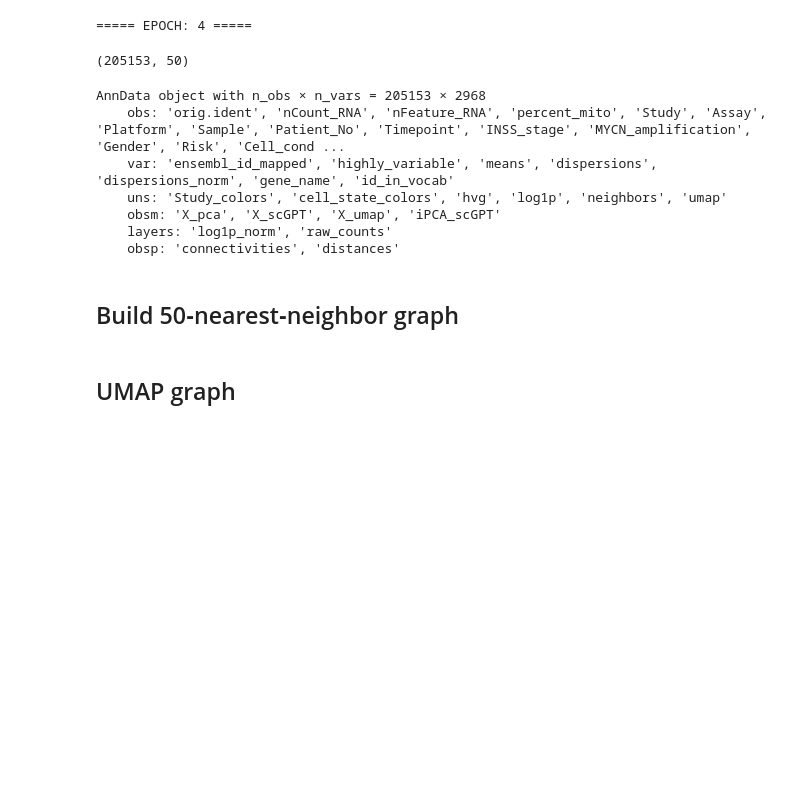
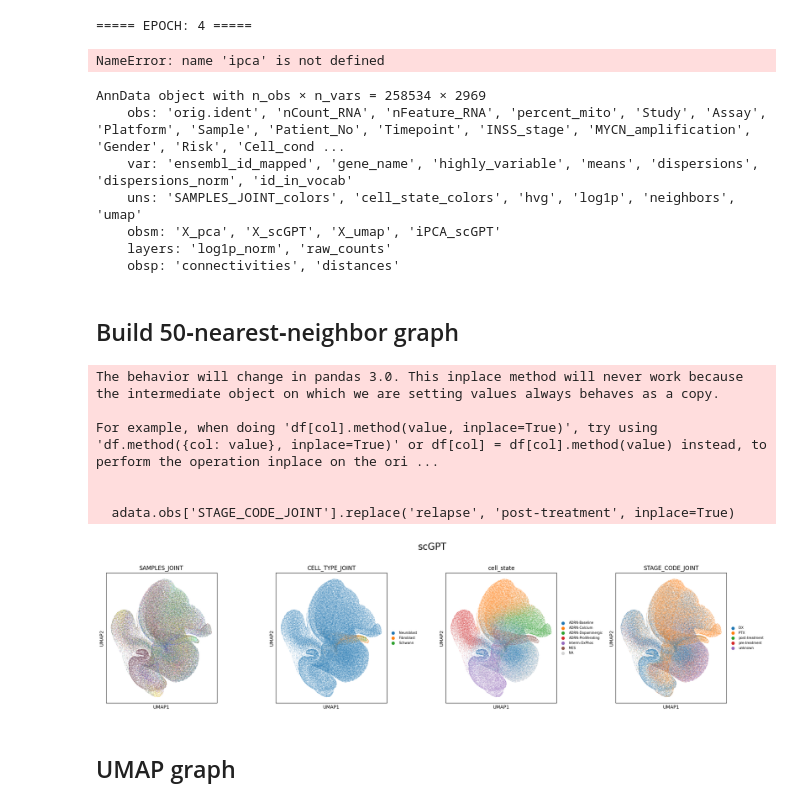
Before and after one commit to keyshavmor/Foundation_Models_for_Soft_Clustering, a Jupyter notebook: artheme/ipca_compression_notebook.ipynb, the cells around one changed output. Cells and saved outputs as stored; diff of their text form; code cells hidden in the pictures; blank space fills up the shorter version.

```diff
--- a/artheme/ipca_compression_notebook.ipynb
+++ b/artheme/ipca_compression_notebook.ipynb
@@ -8,7 +8,7 @@ from sklearn.decomposition import IncrementalPCA
 import pathlib
 from tqdm.notebook import tqdm
 
-DATA_PATH = pathlib.Path('./raw_embeddings/SN(Train)_to_SN(Test)_3000HVG_CellState_X_scGPT.h5ad')
+DATA_PATH = pathlib.Path('./raw_embeddings/SN(Train)_to_Combined(Test)_3000_Genes_CellState_X_scGPT.h5ad')
 OUTPUT_DIR = './resources/embeddings/'
 EMBED_KEY = 'X_scGPT'
 # %% [markdown]
@@ -28,4 +28,7 @@ AnnData object with n_obs × n_vars = 205153 × 2968
     layers: 'log1p_norm', 'raw_counts'
     obsp: 'connectivities', 'distances'
 Embedding present: True
+# %%
+adata.obs['CELL_TYPE_JOINT'] = adata.obs['cell_type'].combine_first(adata.obs['Cell_type'])
+adata.obs['STAGE_CODE_JOINT'] = adata.obs['Stage_Code'].combine_first(adata.obs['Timepoint'])
 # %%
@@ -66,16 +69,16 @@ for e in range(EPOCH):
 reduced_embeddings = ipca.transform(embeddings)
 print(reduced_embeddings.shape)
 # %% [output]
-(205153, 50)
+NameError: name 'ipca' is not defined
 # %%
 iPCA_KEY = 'iPCA_scGPT'
 adata.obsm[iPCA_KEY] = reduced_embeddings
 adata
 # %% [output]
-AnnData object with n_obs × n_vars = 205153 × 2968
+AnnData object with n_obs × n_vars = 258534 × 2969
     obs: 'orig.ident', 'nCount_RNA', 'nFeature_RNA', 'percent_mito', 'Study', 'Assay', 'Platform', 'Sample', 'Patient_No', 'Timepoint', 'INSS_stage', 'MYCN_amplification', 'Gender', 'Risk', 'Cell_cond ...
-    var: 'ensembl_id_mapped', 'highly_variable', 'means', 'dispersions', 'dispersions_norm', 'gene_name', 'id_in_vocab'
-    uns: 'Study_colors', 'cell_state_colors', 'hvg', 'log1p', 'neighbors', 'umap'
+    var: 'ensembl_id_mapped', 'gene_name', 'highly_variable', 'means', 'dispersions', 'dispersions_norm', 'id_in_vocab'
+    uns: 'SAMPLES_JOINT_colors', 'cell_state_colors', 'hvg', 'log1p', 'neighbors', 'umap'
     obsm: 'X_pca', 'X_scGPT', 'X_umap', 'iPCA_scGPT'
     layers: 'log1p_norm', 'raw_counts'
     obsp: 'connectivities', 'distances'
@@ -85,5 +88,38 @@ adata.write_h5ad(OUTPUT_DIR + 'SN(Train)_to_SN(Test)_3000HVG_CellState_X_scGPT_i
 ## Build 50‑nearest‑neighbor graph
 # %%
 sc.pp.neighbors(adata, use_rep=iPCA_KEY)
+# %%
+import scanpy as sc
+import matplotlib.pyplot as plt
+
+adata.obs['CELL_TYPE_JOINT'] = adata.obs['cell_type'].combine_first(adata.obs['Cell_type'])
+adata.obs['STAGE_CODE_JOINT'] = adata.obs['Stage_Code'].combine_first(adata.obs['Timepoint'])
+adata.obs['STAGE_CODE_JOINT'].replace('relapse', 'post-treatment', inplace=True)
+
+umap_obs = ['SAMPLES_JOINT', 'CELL_TYPE_JOINT', 'cell_state', 'STAGE_CODE_JOINT']
+
+fig, axes = plt.subplots(1, len(umap_obs), figsize=(5 * len(umap_obs), 5))
+
+for i, feature in enumerate(umap_obs):
+    sc.pl.umap(
+        adata,
+        color=feature,
+        ax=axes[i],
+        show=False,
+        legend_fontsize=7,
+        title=feature,
+        legend_loc=None if i == 0 else 'right margin'  # remove legend for first plot
+    )
+plt.suptitle('scGPT', fontsize=20, y=1.02) ###Change your model name
+plt.tight_layout()
+plt.show()
+# %% [output]
+The behavior will change in pandas 3.0. This inplace method will never work because the intermediate object on which we are setting values always behaves as a copy.
+
+For example, when doing 'df[col].method(value, inplace=True)', try using 'df.method({col: value}, inplace=True)' or df[col] = df[col].method(value) instead, to perform the operation inplace on the ori ...
+
+
+  adata.obs['STAGE_CODE_JOINT'].replace('relapse', 'post-treatment', inplace=True)
+[figure, added]
 # %% [markdown]
 ## UMAP graph
```
Also changed, not shown: parts of 5 cells of this notebook, 25 other files.
